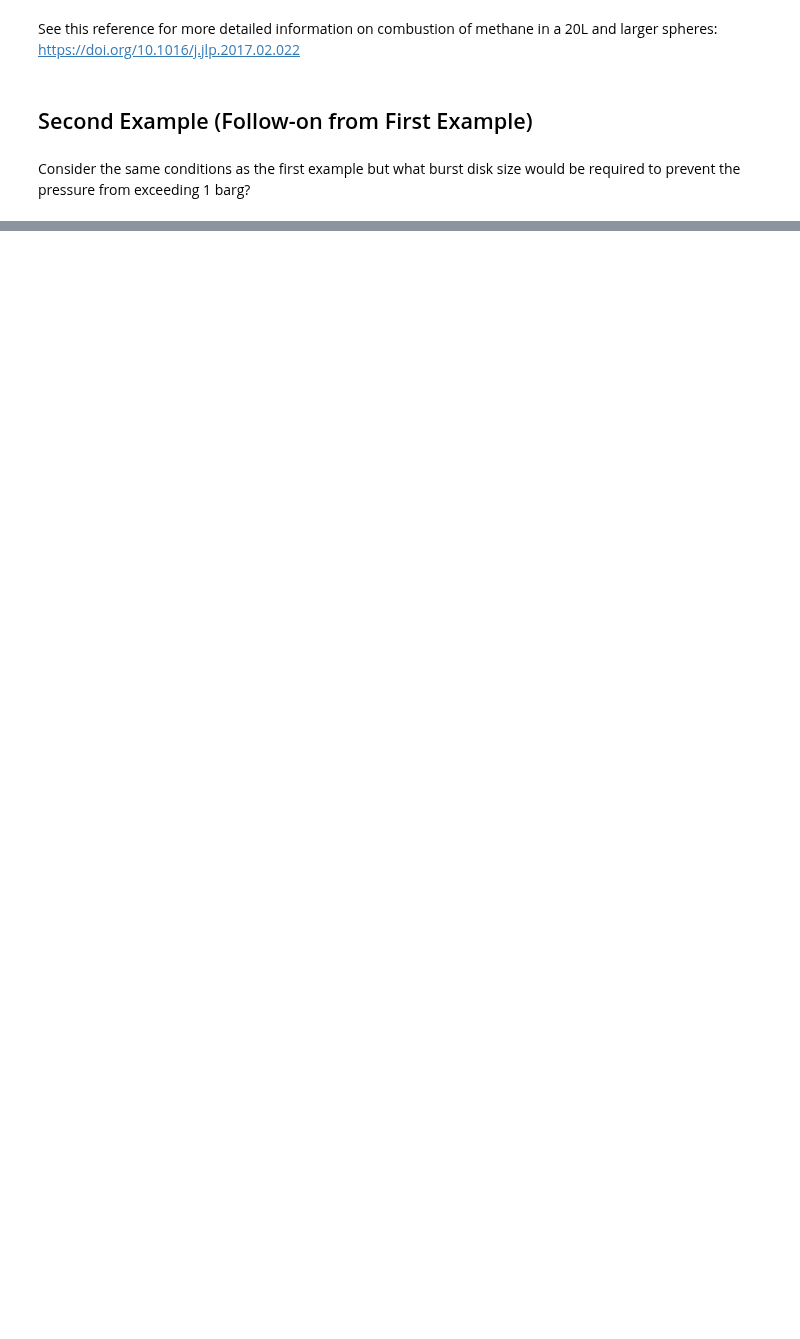
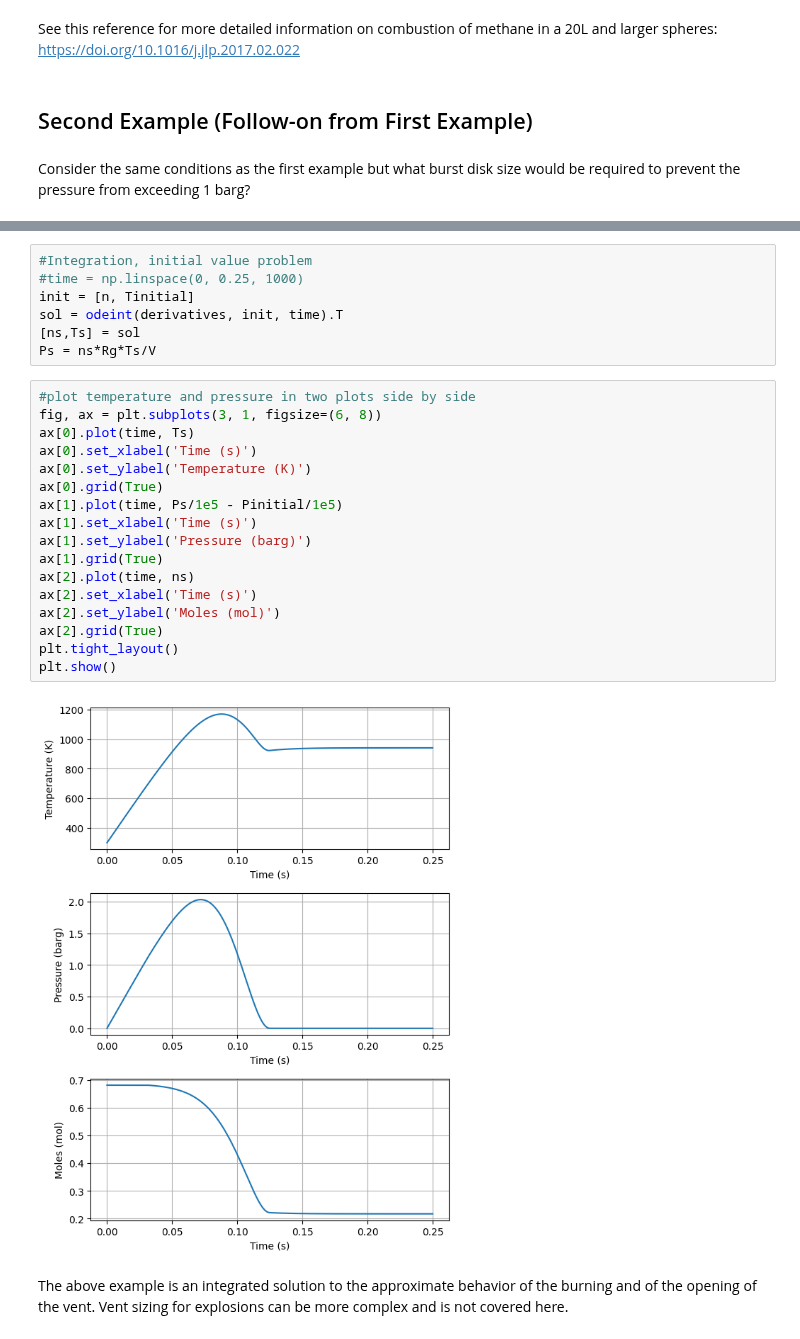
Before and after one commit to clint-bg/safetyinjc, a Jupyter notebook: _sources/physical/25-ReliefAction.ipynb, the cells around one changed output, grey strips where cells are left out. Cells and saved outputs as stored; diff of their text form; blank space fills up the shorter version.

```diff
--- a/_sources/physical/25-ReliefAction.ipynb
+++ b/_sources/physical/25-ReliefAction.ipynb
@@ -74,0 +163,28 @@ Consider the same conditions as the first example but what burst disk size would
+# %%
+#Integration, initial value problem
+#time = np.linspace(0, 0.25, 1000)
+init = [n, Tinitial]
+sol = odeint(derivatives, init, time).T
+[ns,Ts] = sol
+Ps = ns*Rg*Ts/V
+# %%
+#plot temperature and pressure in two plots side by side
+fig, ax = plt.subplots(3, 1, figsize=(6, 8))
+ax[0].plot(time, Ts)
+ax[0].set_xlabel('Time (s)')
+ax[0].set_ylabel('Temperature (K)')
+ax[0].grid(True)
+ax[1].plot(time, Ps/1e5 - Pinitial/1e5)
+ax[1].set_xlabel('Time (s)')
+ax[1].set_ylabel('Pressure (barg)')
+ax[1].grid(True)
+ax[2].plot(time, ns)
+ax[2].set_xlabel('Time (s)')
+ax[2].set_ylabel('Moles (mol)')
+ax[2].grid(True)
+plt.tight_layout()
+plt.show()
+# %% [output]
+[figure, added]
+# %% [markdown]
+The above example is an integrated solution to the approximate behavior of the burning and of the opening of the vent. Vent sizing for explosions can be more complex and is not covered here.
```
Also changed, not shown: parts of 10 cells of this notebook, 8 other files.
